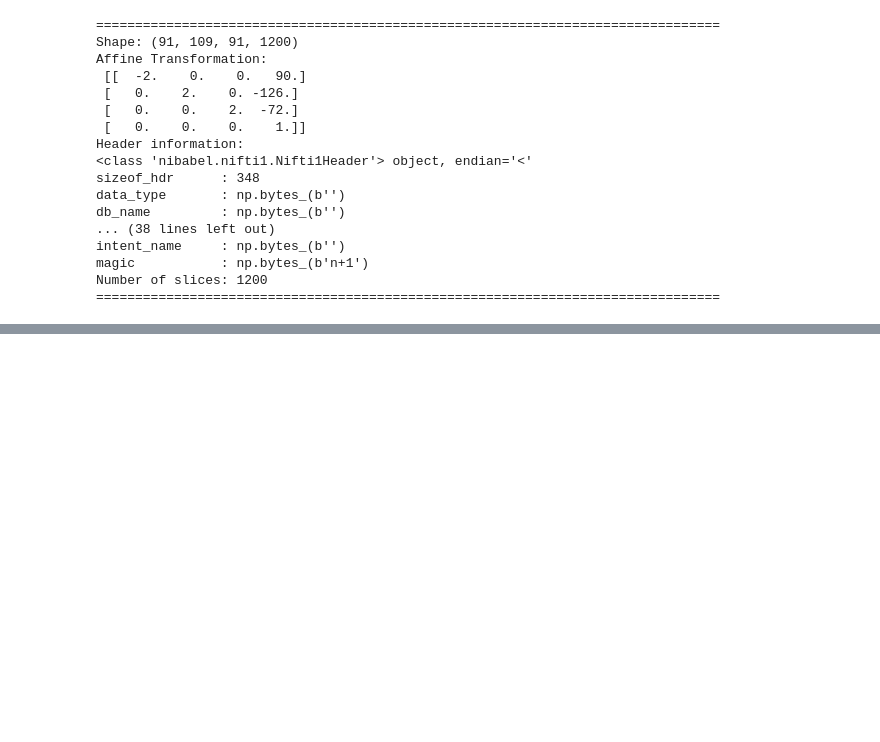
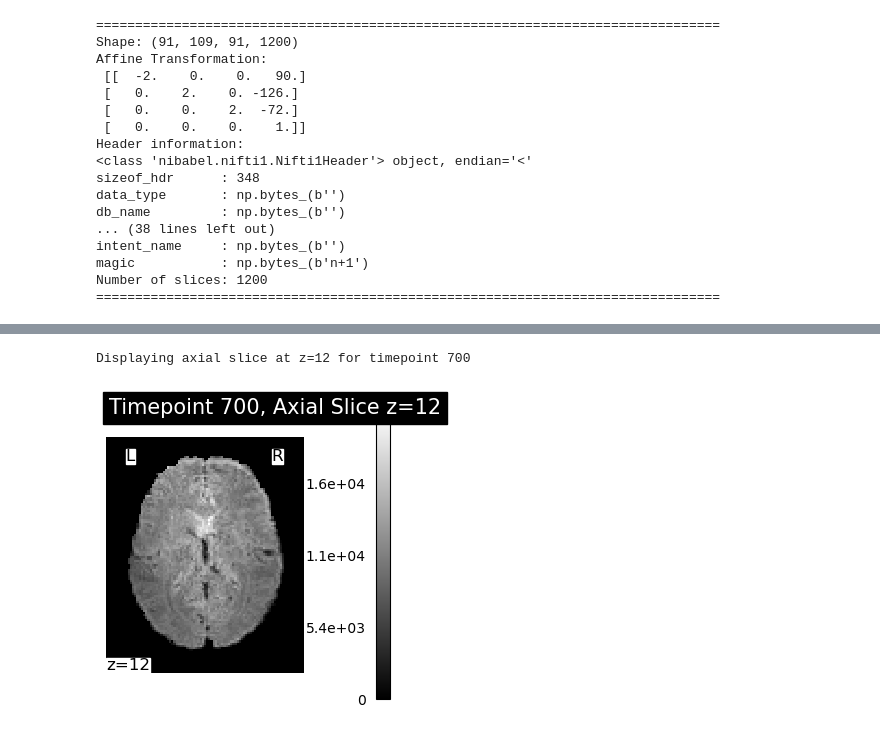
Before and after one commit to emicscs/SENeFR, a Jupyter notebook: src/static_slices.ipynb, the cells around one changed output, grey strips where cells are left out. Cells and saved outputs as stored; diff of their text form; code cells hidden in the pictures; blank space fills up the shorter version.

```diff
--- a/src/static_slices.ipynb
+++ b/src/static_slices.ipynb
@@ -94,0 +103,33 @@ The image resolution is: 1024x768
+# %%
+###- GET FRAME AT SINGLE TIMEPOINT (LABELED) -###
+
+import nilearn.plotting
+import nilearn.image
+import matplotlib.pyplot as plt
+
+labeled_output_dir = 'labeled-single'
+
+labeled_timepoint = 700  # You can change this to any frame from 0 to 1199
+z_coordinate = 12
+# set the timepoint and depth we want
+
+output_filename = f"timepoint_{labeled_timepoint}_z_{z_coordinate}.jpg"
+output_path = os.path.join(labeled_output_dir, output_filename)
+
+single_volume = nilearn.image.index_img(fmri, labeled_timepoint)
+# retrives the volume at our selected timepoint
+
+print(f"Displaying labeled axial slice at z={z_coordinate} for timepoint {timepoint_to_display}")
+labeled_display = nilearn.plotting.plot_img(
+    single_volume,
+    display_mode='z',
+    cut_coords=[z_coordinate],
+    title=f'Timepoint {timepoint_to_display}, Axial Slice z={z_coordinate}',
+    colorbar=True, # adds a colorbar
+    draw_cross=False
+)
+
+plt.show()
+# %% [output]
+Displaying axial slice at z=12 for timepoint 700
+[figure, added]
```
Also changed, not shown: parts of 22 cells of this notebook, 6 other files.
